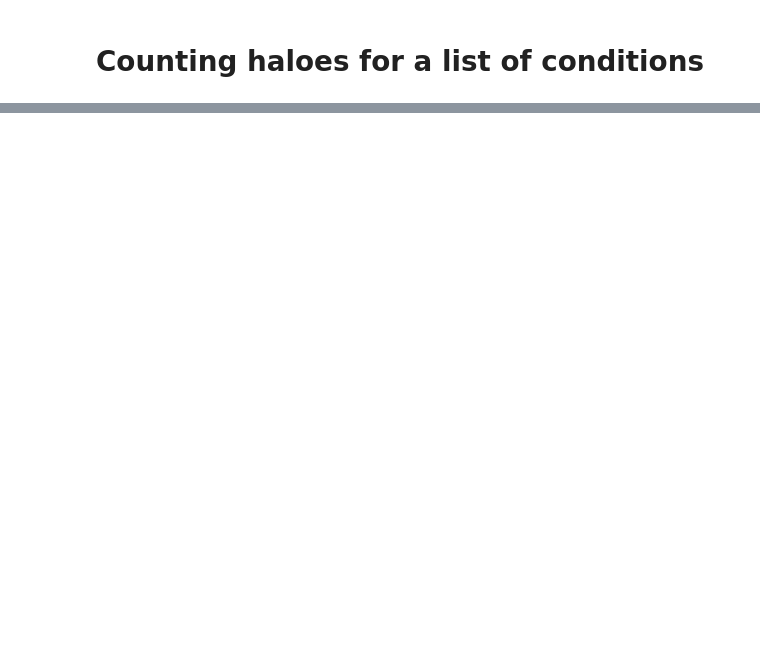
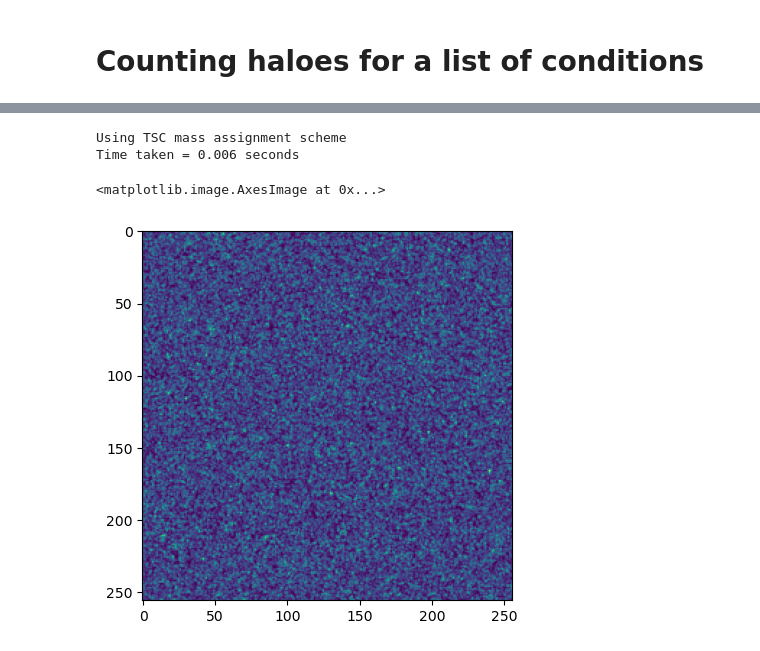
Before and after one commit to SergeiDBykov/self_supervised_halos, a Jupyter notebook: notebooks/halo_selection.ipynb, the cells around one changed output, grey strips where cells are left out. Drawn from its saved outputs; the diff is of its cells as text; code cells hidden in the pictures; blank space fills up the shorter version.

Commit message:
pyleans3 grid assignment

```diff
--- a/notebooks/halo_selection.ipynb
+++ b/notebooks/halo_selection.ipynb
@@ -103,0 +235,34 @@ Error:
+# %%
+import numpy as np
+import MAS_library as MASL
+%matplotlib inline
+# number of particles
+Np = 256**2
+
+# density field parameters
+grid    = 256    #the 2D field will have grid x grid pixels
+BoxSize = 1000.0 #Mpc/h ; size of box
+MAS     = 'TSC'  #mass-assigment scheme
+verbose = True   #print information on progress
+
+# particle positions in 2D
+pos = np.random.random((Np,2)).astype(np.float32)*BoxSize
+#pos = np.random.normal(0, 1, (Np,2)).astype(np.float32)*BoxSize
+
+# define 2D density field
+delta = np.zeros((grid,grid), dtype=np.float32)
+
+# construct 2D density field
+MASL.MA(pos, delta, BoxSize, MAS, verbose=verbose)
+
+# at this point, delta contains the effective number of particles in each pixel
+# now compute overdensity and density constrast
+#delta /= np.mean(delta, dtype=np.float64);  delta -= 1.0
+
+
+plt.imshow(delta)
+# %% [output]
+Using TSC mass assignment scheme
+Time taken = 0.006 seconds
+<matplotlib.image.AxesImage at 0x...>
+[figure, added]
```
Also changed, not shown: parts of 19 cells of this notebook, 1 other file.
